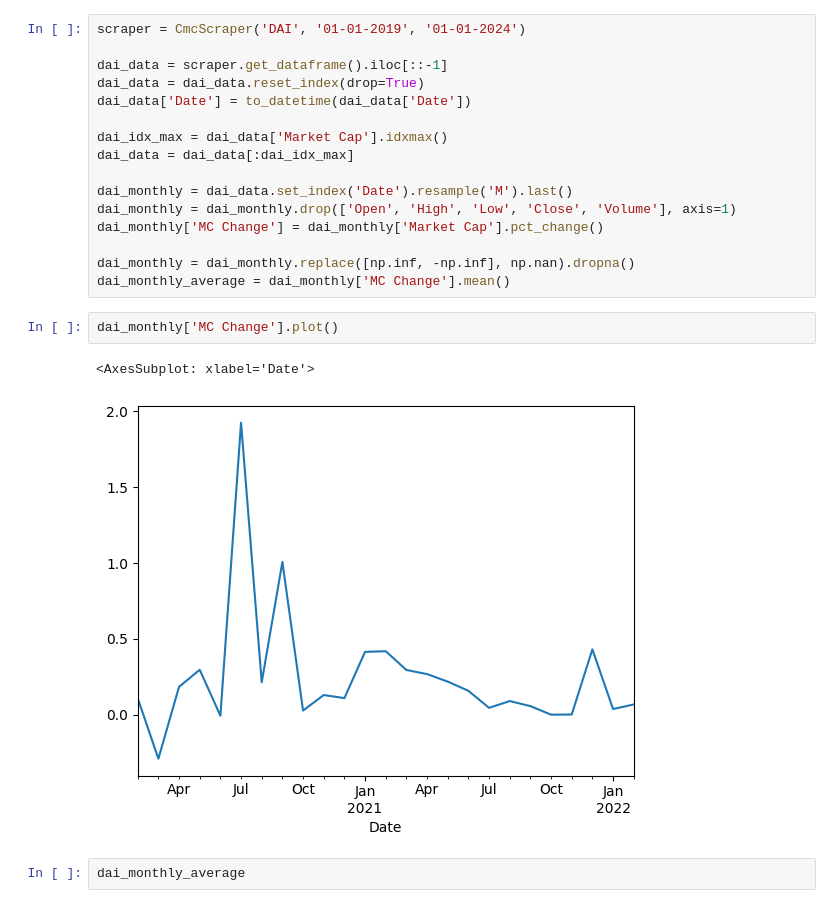
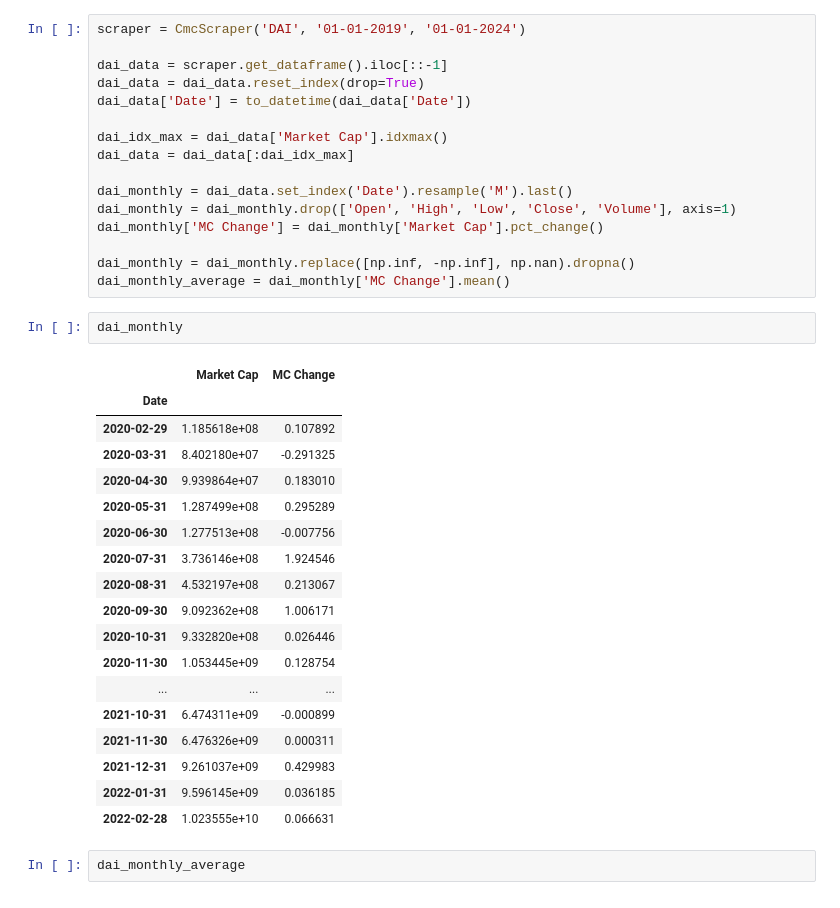
Before and after one commit to immortal16/OpenDeltaDeliverables, a Jupyter notebook: stablecoins.ipynb, the cells around one changed output. Saved outputs shown, nothing was run; the diff lists cells and outputs as text.

```diff
--- a/stablecoins.ipynb
+++ b/stablecoins.ipynb
@@ -96,11 +140,27 @@ dai_monthly['MC Change'] = dai_monthly['Market Cap'].pct_change()
 
 dai_monthly = dai_monthly.replace([np.inf, -np.inf], np.nan).dropna()
 dai_monthly_average = dai_monthly['MC Change'].mean()
-# %%
-dai_monthly['MC Change'].plot()
-# %% [output]
-<AxesSubplot: xlabel='Date'>
-[figure, removed]
+# %%
+dai_monthly
+# %% [output]
+|  | Market Cap | MC Change |
+| Date |  |  |
+| 2020-02-29 | 1.185618e+08 | 0.107892 |
+| 2020-03-31 | 8.402180e+07 | -0.291325 |
+| 2020-04-30 | 9.939864e+07 | 0.183010 |
+| 2020-05-31 | 1.287499e+08 | 0.295289 |
+| 2020-06-30 | 1.277513e+08 | -0.007756 |
+| 2020-07-31 | 3.736146e+08 | 1.924546 |
+| 2020-08-31 | 4.532197e+08 | 0.213067 |
+| 2020-09-30 | 9.092362e+08 | 1.006171 |
+| 2020-10-31 | 9.332820e+08 | 0.026446 |
+| 2020-11-30 | 1.053445e+09 | 0.128754 |
+| ... | ... | ... |
+| 2021-10-31 | 6.474311e+09 | -0.000899 |
+| 2021-11-30 | 6.476326e+09 | 0.000311 |
+| 2021-12-31 | 9.261037e+09 | 0.429983 |
+| 2022-01-31 | 9.596145e+09 | 0.036185 |
+| 2022-02-28 | 1.023555e+10 | 0.066631 |
 # %%
 dai_monthly_average
 # %% [output]
```
Also changed, not shown: parts of 10 cells of this notebook.
